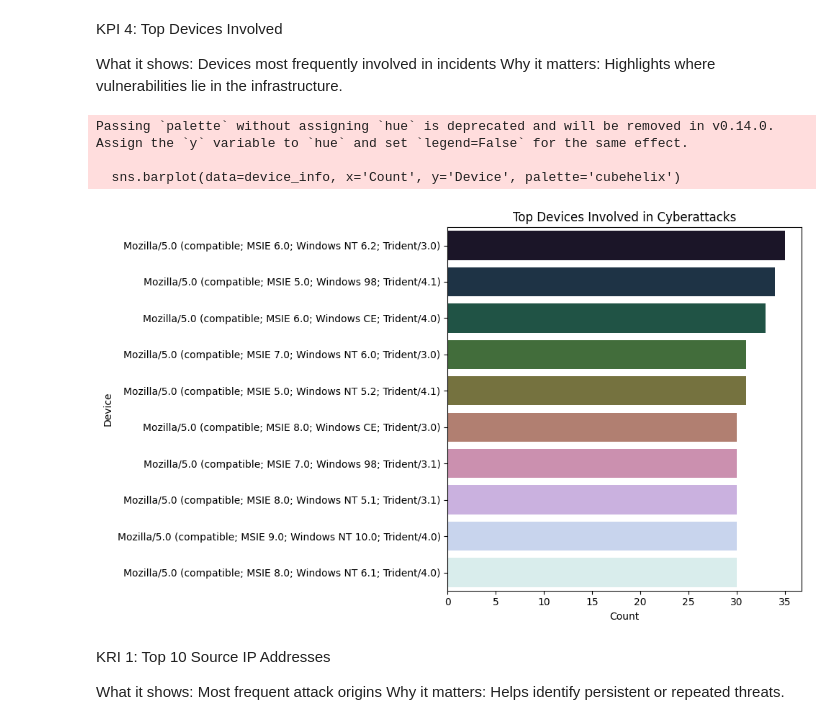
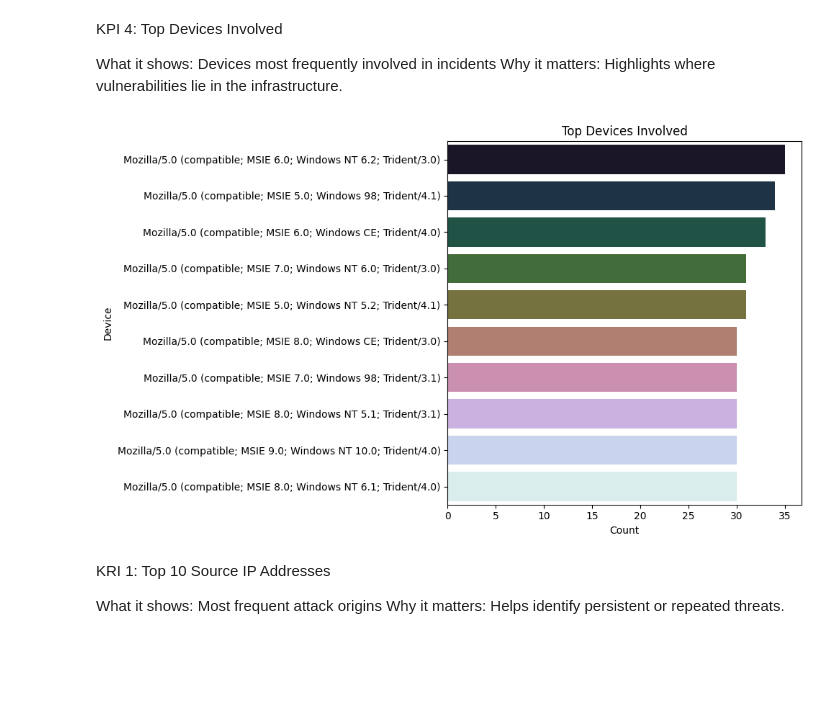
Before and after one commit to KristinaTalalaievska/Data-Science-portfolio-, a Jupyter notebook: Cybersecurity Attack Analysis.ipynb, the cells around one changed output. Saved outputs shown, nothing was run; the diff lists cells and outputs as text; code cells hidden in the pictures; blank space fills up the shorter version.

```diff
--- a/Cybersecurity Attack Analysis.ipynb
+++ b/Cybersecurity Attack Analysis.ipynb
@@ -96,19 +94,17 @@ Why it matters: Highlights where vulnerabilities lie in the infrastructure.
 # %%
 device_info = df['Device Information'].dropna().value_counts().head(10).reset_index()
 device_info.columns = ['Device', 'Count']
 
 plt.figure(figsize=(10, 6))
-sns.barplot(data=device_info, x='Count', y='Device', palette='cubehelix')
-plt.title('Top Devices Involved in Cyberattacks')
+sns.barplot(data=device_info, x='Count', y='Device', hue='Device',
+            palette='cubehelix', dodge=False, legend=False)
+plt.title('Top Devices Involved')
 plt.xlabel('Count')
 plt.ylabel('Device')
 plt.tight_layout()
 plt.show()
 # %% [output]
-Passing `palette` without assigning `hue` is deprecated and will be removed in v0.14.0. Assign the `y` variable to `hue` and set `legend=False` for the same effect.
-
-  sns.barplot(data=device_info, x='Count', y='Device', palette='cubehelix')
-[figure, old version]
+[figure, new version]
 # %% [markdown]
 KRI 1: Top 10 Source IP Addresses
 
```
Also changed, not shown: parts of 2 cells of this notebook.
